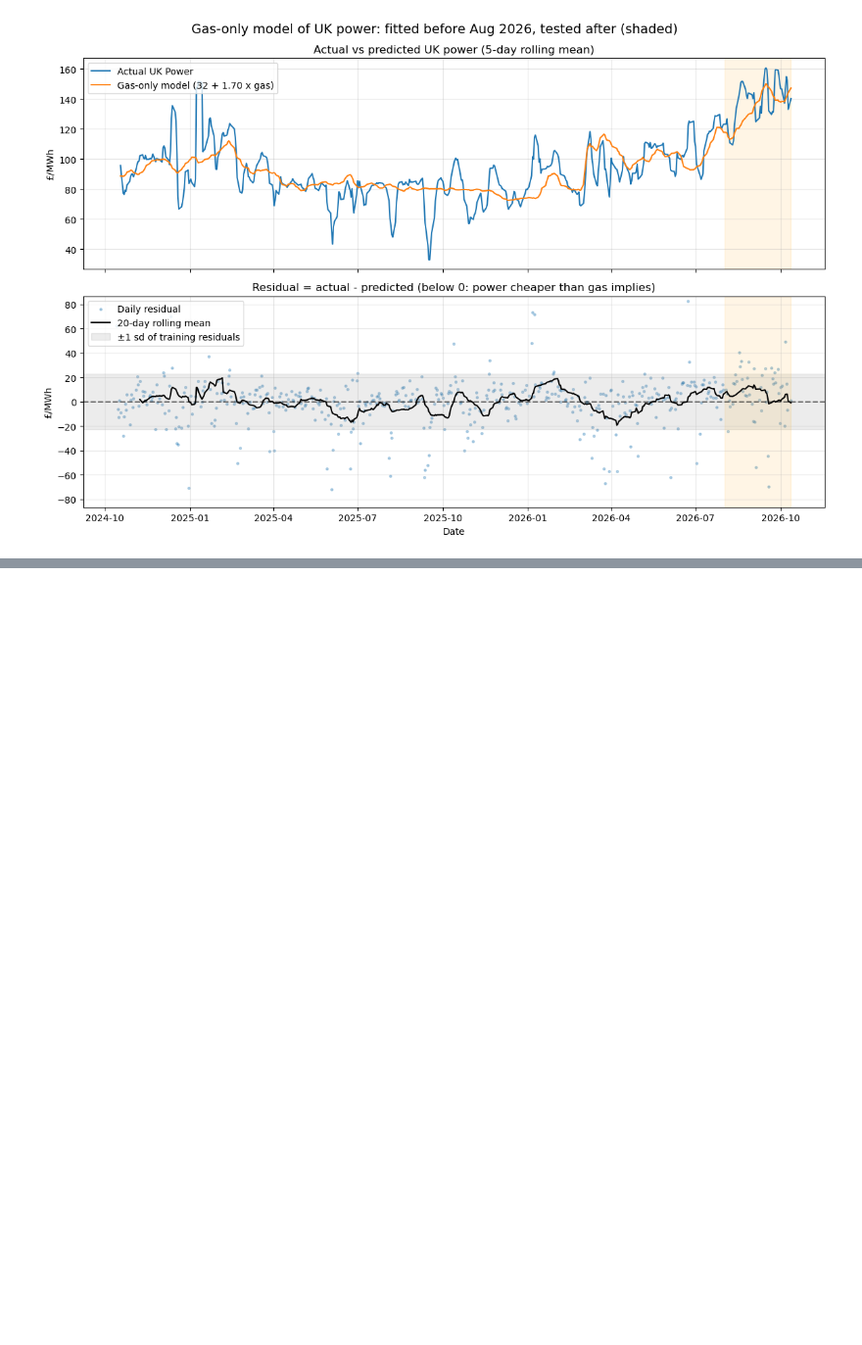
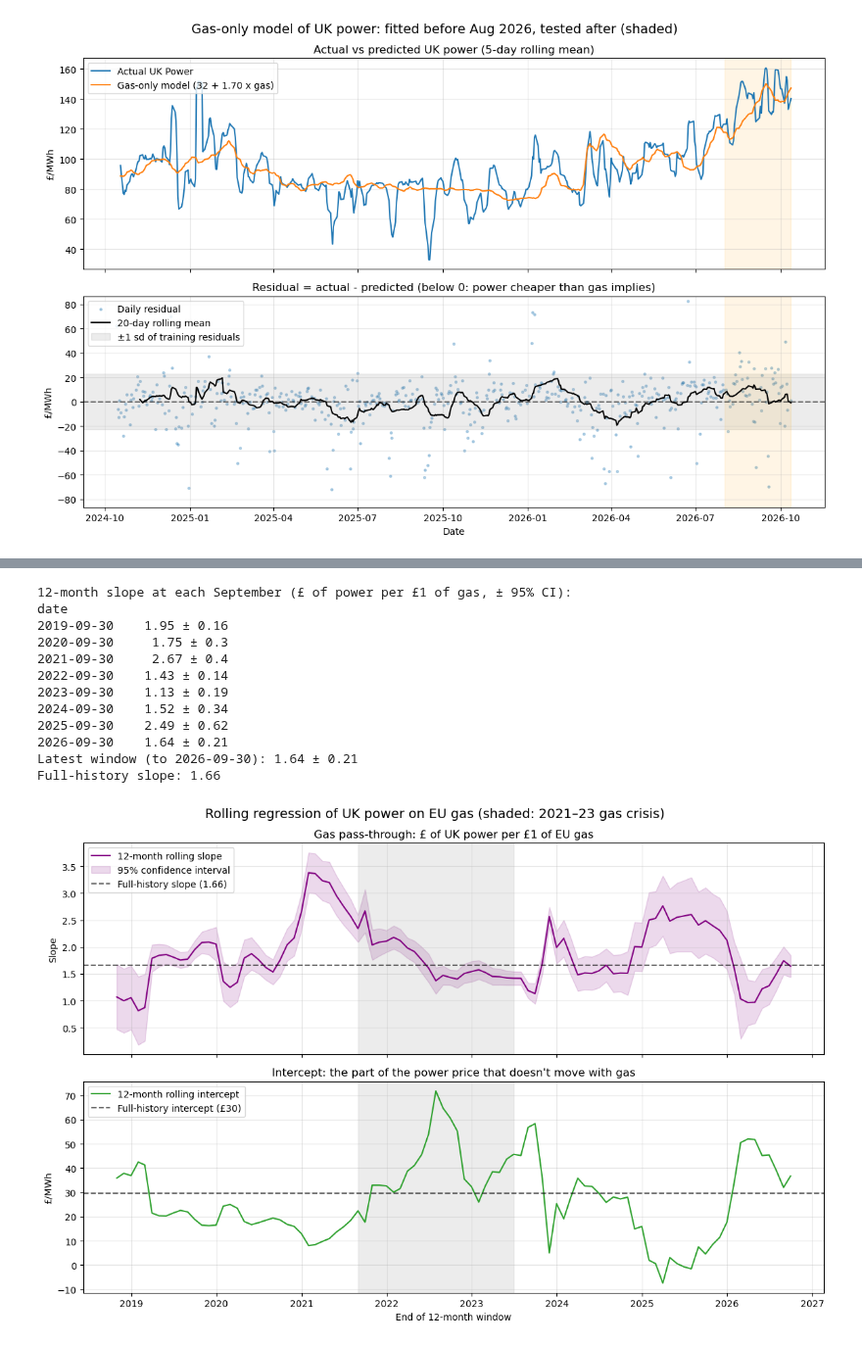
Before and after one commit to ottoittikorn/Projects, a Jupyter notebook: Energy/UK_Gas_Power_2026.ipynb, the cells around one changed output, grey strips where cells are left out. Shown at 98% size. Cells and saved outputs as stored; diff of their text form; code cells hidden in the pictures; blank space fills up the shorter version.

```diff
--- a/Energy/UK_Gas_Power_2026.ipynb
+++ b/Energy/UK_Gas_Power_2026.ipynb
@@ -579,0 +589,52 @@ Next steps: add the UK carbon price and wind output to the regression to see wha
+# %%
+# Fit power = a + b × gas on each trailing 12-month window, stepping forward one month at a time.
+# Carbon barely changes within 12 months, so each window's intercept absorbs it and the slope stays clean.
+rolling_fits = []
+for end in pd.date_range(uk_ttf.index[0] + pd.DateOffset(years=1), uk_ttf.index[-1], freq="ME"):
+    window = uk_ttf.loc[end - pd.DateOffset(years=1) : end]
+    fit = stats.linregress(window["EU Gas (£/MWh)"], window["UK Power"])
+    rolling_fits.append({"date": end, "slope": fit.slope, "ci": 1.96 * fit.stderr, "intercept": fit.intercept})
+rolling_fits = pd.DataFrame(rolling_fits).set_index("date")
+full_fit = stats.linregress(uk_ttf["EU Gas (£/MWh)"], uk_ttf["UK Power"])
+
+print("12-month slope at each September (£ of power per £1 of gas, ± 95% CI):")
+september = rolling_fits[rolling_fits.index.month == 9]
+print((september["slope"].round(2).astype(str) + " ± " + september["ci"].round(2).astype(str)).to_string())
+print(f"Latest window (to {rolling_fits.index[-1].date()}): {rolling_fits['slope'].iloc[-1]:.2f} ± {rolling_fits['ci'].iloc[-1]:.2f}")
+print(f"Full-history slope: {full_fit.slope:.2f}")
+
+fig, (ax1, ax2) = plt.subplots(2, 1, figsize=(12, 8), sharex=True)
+ax1.plot(rolling_fits.index, rolling_fits["slope"], color="purple", linewidth=1.5, label="12-month rolling slope")
+ax1.fill_between(rolling_fits.index, rolling_fits["slope"] - rolling_fits["ci"], rolling_fits["slope"] + rolling_fits["ci"],
+                 color="purple", alpha=0.15, label="95% confidence interval")
+ax1.axhline(full_fit.slope, color="black", linestyle="--", alpha=0.6, label=f"Full-history slope ({full_fit.slope:.2f})")
+ax1.set_title("Gas pass-through: £ of UK power per £1 of EU gas", fontsize=12)
+ax1.set_ylabel("Slope")
+
+ax2.plot(rolling_fits.index, rolling_fits["intercept"], color="tab:green", linewidth=1.5, label="12-month rolling intercept")
+ax2.axhline(full_fit.intercept, color="black", linestyle="--", alpha=0.6, label=f"Full-history intercept (£{full_fit.intercept:.0f})")
+ax2.set_title("Intercept: the part of the power price that doesn't move with gas", fontsize=12)
+ax2.set_ylabel("£/MWh")
+ax2.set_xlabel("End of 12-month window")
+
+for ax in (ax1, ax2):
+    ax.axvspan(pd.Timestamp("2021-09-01"), pd.Timestamp("2023-06-30"), color="grey", alpha=0.15)
+    ax.legend(loc="upper left")
+    ax.grid(True, alpha=0.3)
+fig.suptitle("Rolling regression of UK power on EU gas (shaded: 2021–23 gas crisis)", fontsize=14)
+plt.tight_layout()
+plt.show()
+# %% [output]
+12-month slope at each September (£ of power per £1 of gas, ± 95% CI):
+date
+2019-09-30    1.95 ± 0.16
+2020-09-30     1.75 ± 0.3
+2021-09-30     2.67 ± 0.4
+2022-09-30    1.43 ± 0.14
+2023-09-30    1.13 ± 0.19
+2024-09-30    1.52 ± 0.34
+2025-09-30    2.49 ± 0.62
+2026-09-30    1.64 ± 0.21
+Latest window (to 2026-09-30): 1.64 ± 0.21
+Full-history slope: 1.66
+[figure, added]
```
Also changed, not shown: parts of 8 cells of this notebook.
